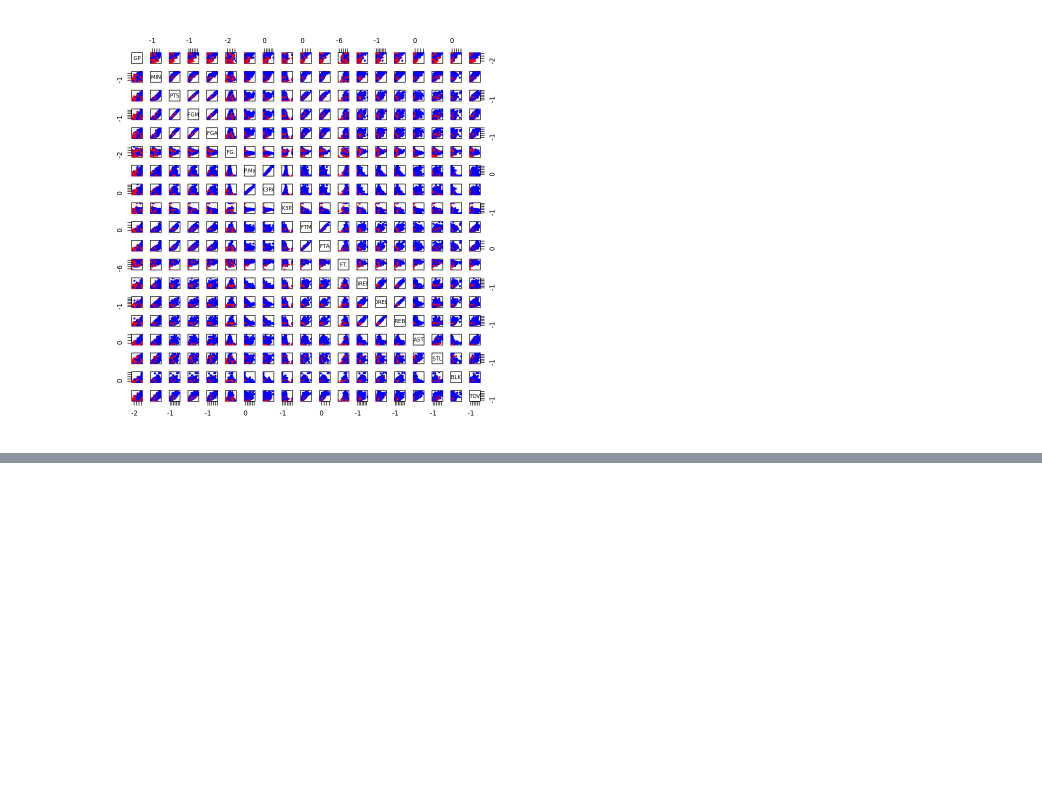
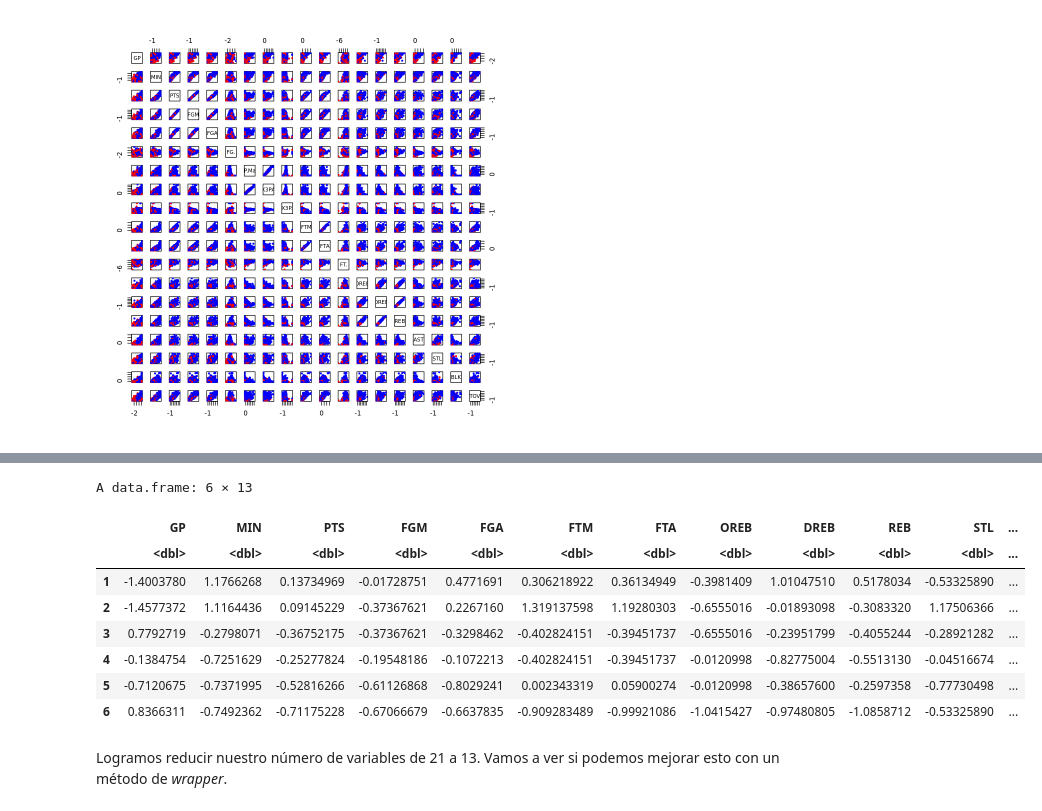
Before and after one commit to natimellino/mineria-de-datos, a Jupyter notebook: TPFinal.ipynb, the cells around one changed output, grey strips where cells are left out. Saved outputs shown, nothing was run; the diff lists cells and outputs as text; code cells hidden in the pictures; blank space fills up the shorter version.

```diff
--- a/TPFinal.ipynb
+++ b/TPFinal.ipynb
@@ -117,0 +182,16 @@ plot(nba$X3P.Made, nba$X3PA, pch = 19, cex = 0.5, col=c("red", "blue")[nba$TARGE
+# %%
+## Sacamos del dataset las variables X3P., FG., FT., X3PA, X3P.Made, AST, y BLK.
+nba<-nba[, -c(6, 7, 8, 9, 12, 16, 18)]
+head(nba)
+# %% [output]
+A data.frame: 6 × 13
+|  | GP | MIN | PTS | FGM | FGA | FTM | FTA | OREB | DREB | REB | STL | ... |
+|  | <dbl> | <dbl> | <dbl> | <dbl> | <dbl> | <dbl> | <dbl> | <dbl> | <dbl> | <dbl> | <dbl> | ... |
+| 1 | -1.4003780 | 1.1766268 | 0.13734969 | -0.01728751 | 0.4771691 | 0.306218922 | 0.36134949 | -0.3981409 | 1.01047510 | 0.5178034 | -0.53325890 | ... |
+| 2 | -1.4577372 | 1.1164436 | 0.09145229 | -0.37367621 | 0.2267160 | 1.319137598 | 1.19280303 | -0.6555016 | -0.01893098 | -0.3083320 | 1.17506366 | ... |
+| 3 | 0.7792719 | -0.2798071 | -0.36752175 | -0.37367621 | -0.3298462 | -0.402824151 | -0.39451737 | -0.6555016 | -0.23951799 | -0.4055244 | -0.28921282 | ... |
+| 4 | -0.1384754 | -0.7251629 | -0.25277824 | -0.19548186 | -0.1072213 | -0.402824151 | -0.39451737 | -0.0120998 | -0.82775004 | -0.5513130 | -0.04516674 | ... |
+| 5 | -0.7120675 | -0.7371995 | -0.52816266 | -0.61126868 | -0.8029241 | 0.002343319 | 0.05900274 | -0.0120998 | -0.38657600 | -0.2597358 | -0.77730498 | ... |
+| 6 | 0.8366311 | -0.7492362 | -0.71175228 | -0.67066679 | -0.6637835 | -0.909283489 | -0.99921086 | -1.0415427 | -0.97480805 | -1.0858712 | -0.53325890 | ... |
+# %% [markdown]
+Logramos reducir nuestro número de variables de 21 a 13. Vamos a ver si podemos mejorar esto con un método de *wrapper*.
```
Also changed, not shown: parts of 13 cells of this notebook.
